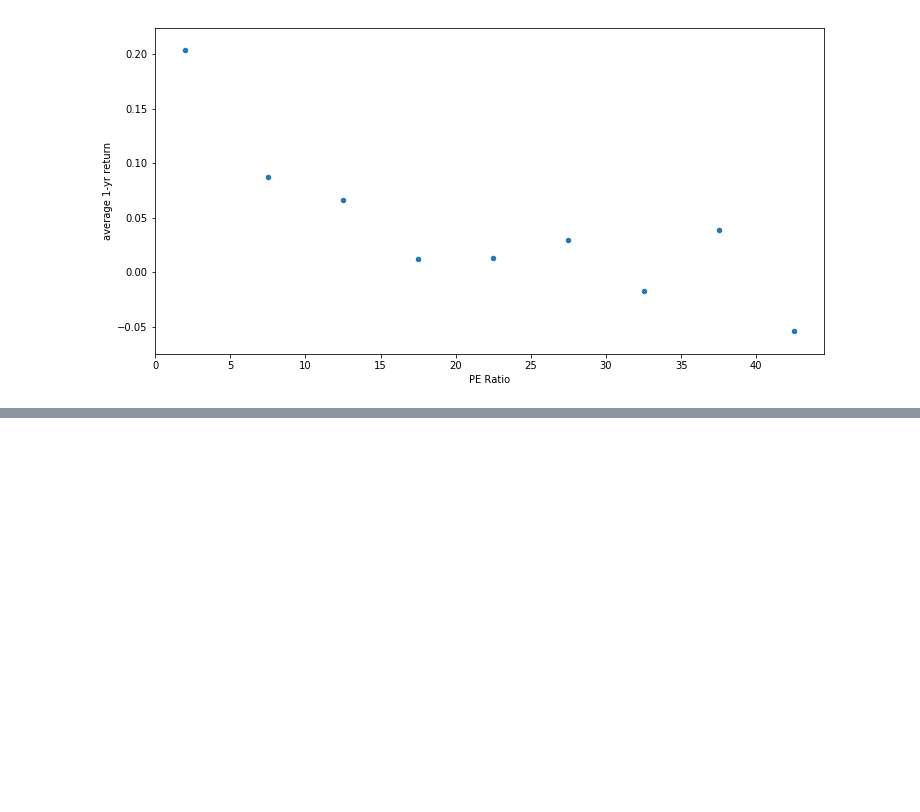
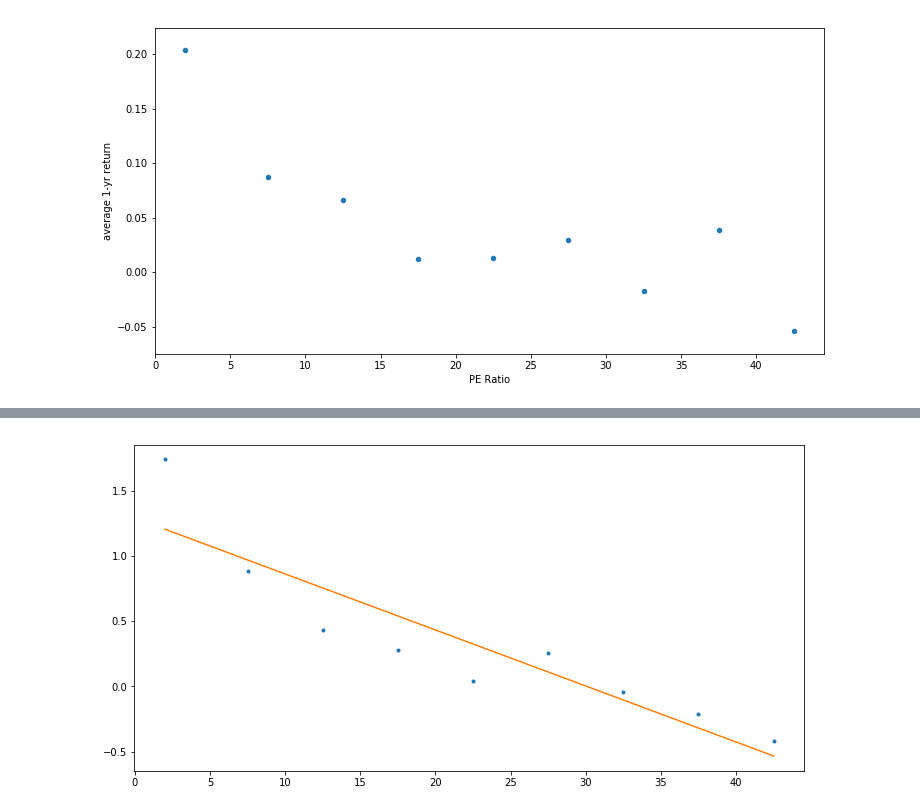
Before and after one commit to mike-jolliffe/Projects, a Jupyter notebook: PE_stats/PE_exploration.ipynb, the cells around one changed output, grey strips where cells are left out. Drawn from its saved outputs; the diff is of its cells as text; code cells hidden in the pictures; blank space fills up the shorter version.

Commit message:
extending forecasting of returns from PE out to 10 years

```diff
--- a/PE_stats/PE_exploration.ipynb
+++ b/PE_stats/PE_exploration.ipynb
@@ -92,3 +93,12 @@ new_df.plot('PE Ratio',1, kind='scatter', figsize=(12,6))
 # %% [output]
 <matplotlib.axes._subplots.AxesSubplot at 0x...>
 [figure]
+# %%
+loss_10_year = []
+for ix, month_year in enumerate(all_periods):
+    try:
+        future_val = all_periods[ix + 120][1]
+        pct_change = (future_val - month_year[1]) / month_year[1]
+        loss_10_year.append((month_year[0], month_year[2], pct_change))
+    except:
+        pass
@@ -94,0 +138,6 @@ new_df.plot('PE Ratio',1, kind='scatter', figsize=(12,6))
+# %%
+avg_change_10 = [(key, np.mean(value)) for key, value in freq_dict_10.items()]
+new_df_10 = pd.DataFrame(avg_change_10)
+new_df_10['PE Ratio'] = [2,7.5,12.5,17.5,22.5,27.5,32.5,37.5,42.5]
+new_df_10.columns = ['bin', 'average 10-yr return', 'PE Ratio']
+new_df_10
@@ -94,0 +155,14 @@ new_df.plot('PE Ratio',1, kind='scatter', figsize=(12,6))
+# %%
+# Fit with polyfit
+x = new_df_10['PE Ratio']
+y = new_df_10['average 10-yr return']
+b, m = polyfit(x, y, 1)
+
+plt.figure(figsize=(12,6))
+plt.plot(x, y, '.')
+plt.plot(x, b + m * x, '-')
+plt.show()
+
+# new_df_10.plot('PE Ratio',1, kind='scatter', figsize=(12,6))
+# %% [output]
+[figure, added]
```
Also changed, not shown: parts of 3 cells of this notebook.
